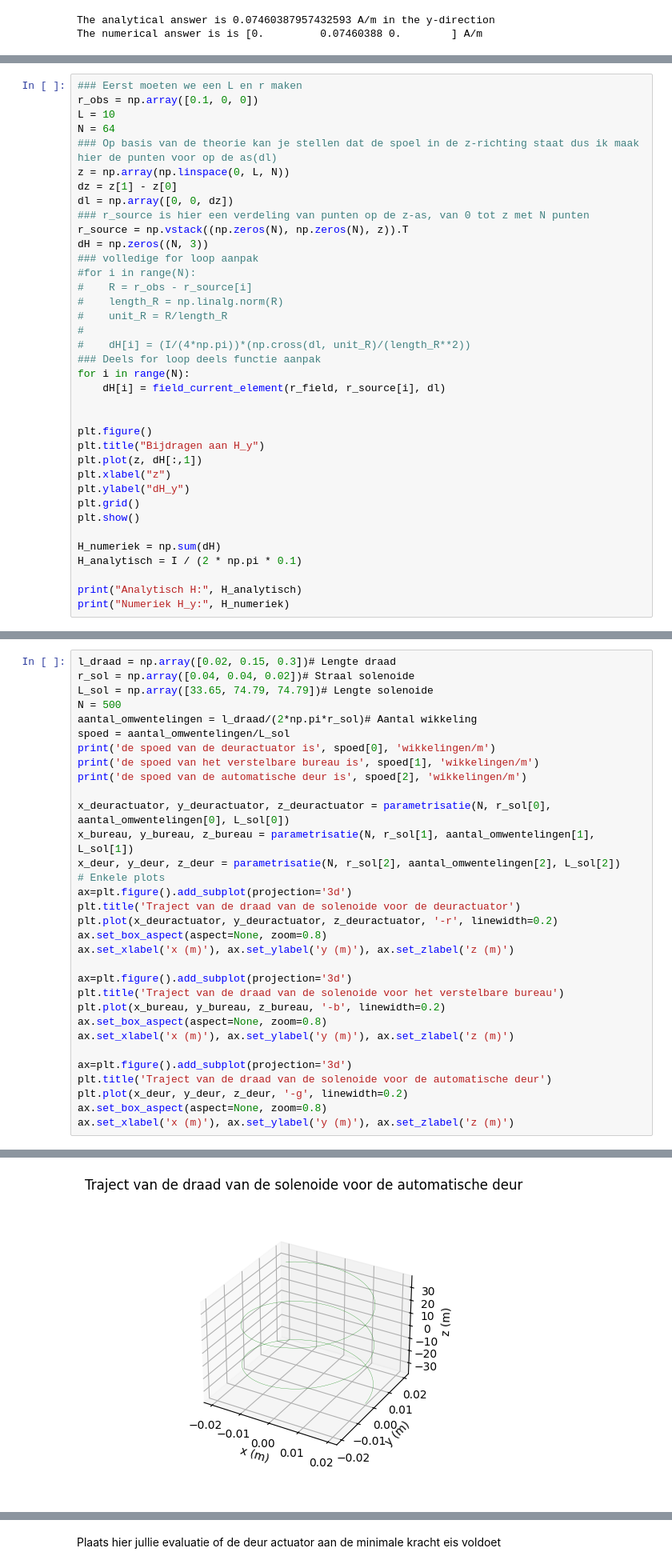
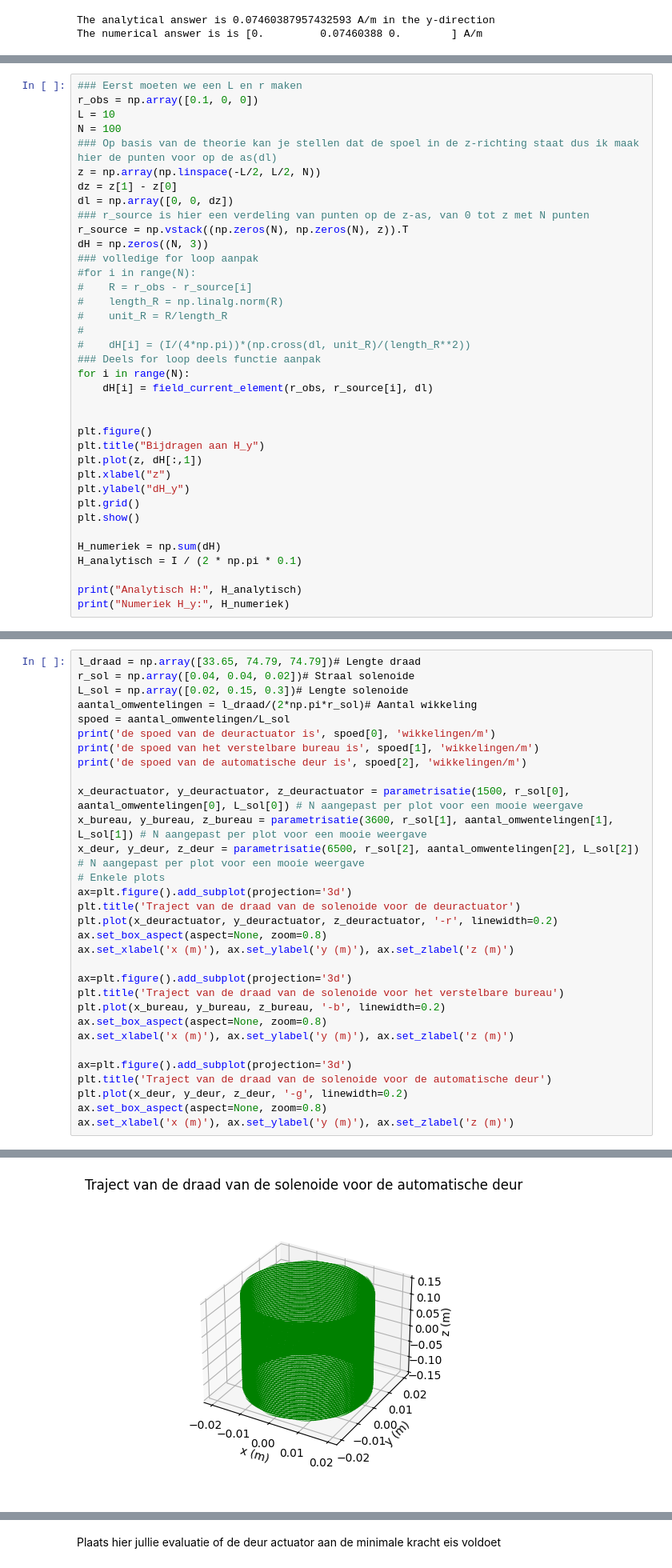
Before and after one commit to luckykat07/opdrachten-DEF-D_LE, a Jupyter notebook: DigitaleOntwerpopdrachten/2KrachtactuatorOpdracht/KrachtactuatorOpdracht.ipynb, the cells around one changed output, grey strips where cells are left out. Shown at 80% size. Drawn from its saved outputs; the diff is of its cells as text.

```diff
--- a/DigitaleOntwerpopdrachten/2KrachtactuatorOpdracht/KrachtactuatorOpdracht.ipynb
+++ b/DigitaleOntwerpopdrachten/2KrachtactuatorOpdracht/KrachtactuatorOpdracht.ipynb
@@ -345,9 +345,9 @@ Deze opdracht kan ook gemaakt worden met het gebruik van for loops, De akauze vo
 ### Eerst moeten we een L en r maken
 r_obs = np.array([0.1, 0, 0])
 L = 10
-N = 64
+N = 100
 ### Op basis van de theorie kan je stellen dat de spoel in de z-richting staat dus ik maak hier de punten voor op de as(dl)
-z = np.array(np.linspace(0, L, N))
+z = np.array(np.linspace(-L/2, L/2, N))
 dz = z[1] - z[0]
 dl = np.array([0, 0, dz])
 ### r_source is hier een verdeling van punten op de z-as, van 0 tot z met N punten
@@ -362,7 +362,7 @@ dH = np.zeros((N, 3))
 #    dH[i] = (I/(4*np.pi))*(np.cross(dl, unit_R)/(length_R**2))
 ### Deels for loop deels functie aanpak
 for i in range(N):
-    dH[i] = field_current_element(r_field, r_source[i], dl)
+    dH[i] = field_current_element(r_obs, r_source[i], dl)
 
 
 plt.figure()
@@ -402,19 +402,18 @@ a. Bereken het aantal omwentelingen van je draad, hierbij mag je aannemen dat de
 b. Bereken de $x$, $y$ en $z$ coordinaten.\
 c. Bereken de spoed, in eenheden van aantal omwentelingen per meter, en print dit.
 # %%
-l_draad = np.array([0.02, 0.15, 0.3])# Lengte draad
+l_draad = np.array([33.65, 74.79, 74.79])# Lengte draad
 r_sol = np.array([0.04, 0.04, 0.02])# Straal solenoide
-L_sol = np.array([33.65, 74.79, 74.79])# Lengte solenoide
-N = 500
+L_sol = np.array([0.02, 0.15, 0.3])# Lengte solenoide
 aantal_omwentelingen = l_draad/(2*np.pi*r_sol)# Aantal wikkeling
 spoed = aantal_omwentelingen/L_sol
 print('de spoed van de deuractuator is', spoed[0], 'wikkelingen/m')
 print('de spoed van het verstelbare bureau is', spoed[1], 'wikkelingen/m')
 print('de spoed van de automatische deur is', spoed[2], 'wikkelingen/m')
 
-x_deuractuator, y_deuractuator, z_deuractuator = parametrisatie(N, r_sol[0], aantal_omwentelingen[0], L_sol[0])
-x_bureau, y_bureau, z_bureau = parametrisatie(N, r_sol[1], aantal_omwentelingen[1], L_sol[1])
-x_deur, y_deur, z_deur = parametrisatie(N, r_sol[2], aantal_omwentelingen[2], L_sol[2])
+x_deuractuator, y_deuractuator, z_deuractuator = parametrisatie(1500, r_sol[0], aantal_omwentelingen[0], L_sol[0]) # N aangepast per plot voor een mooie weergave
+x_bureau, y_bureau, z_bureau = parametrisatie(3600, r_sol[1], aantal_omwentelingen[1], L_sol[1]) # N aangepast per plot voor een mooie weergave
+x_deur, y_deur, z_deur = parametrisatie(6500, r_sol[2], aantal_omwentelingen[2], L_sol[2]) # N aangepast per plot voor een mooie weergave
 # Enkele plots
 ax=plt.figure().add_subplot(projection='3d')
 plt.title('Traject van de draad van de solenoide voor de deuractuator')
@@ -443,4 +442,4 @@ de spoed van de automatische deur is 0.03192036564217716 wikkelingen/m
-[figure, old version]
+[figure, new version]
 # %% [markdown]
 Het veld in een oneindig lange solenoide wordt gegeven door $\mathbf{H} = n I \hat{\mathbf{z}}$, met $n$ de spoed van de draad, en $I$ de stroom.
 
```
Also changed, not shown: parts of 5 cells of this notebook.
